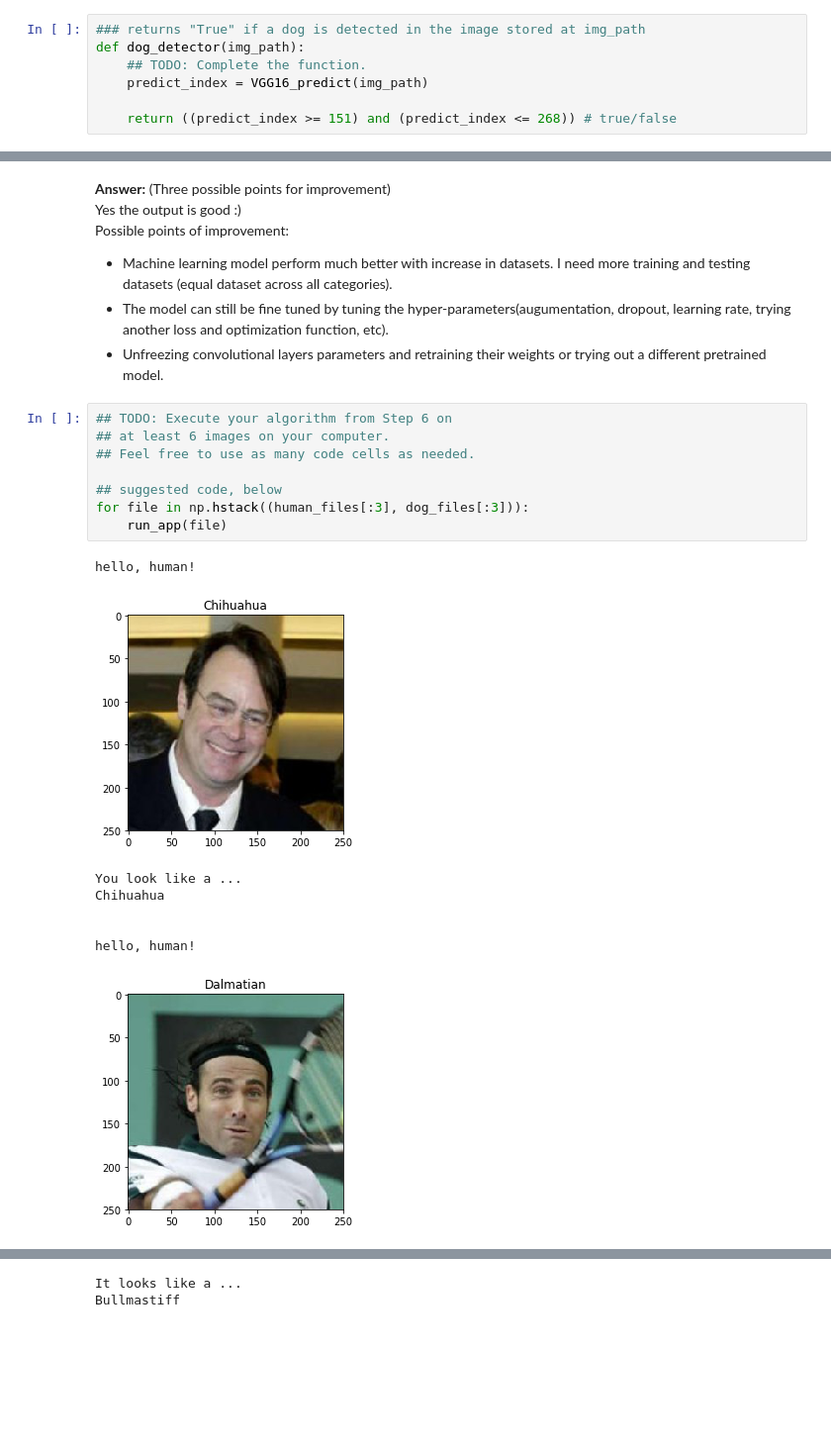
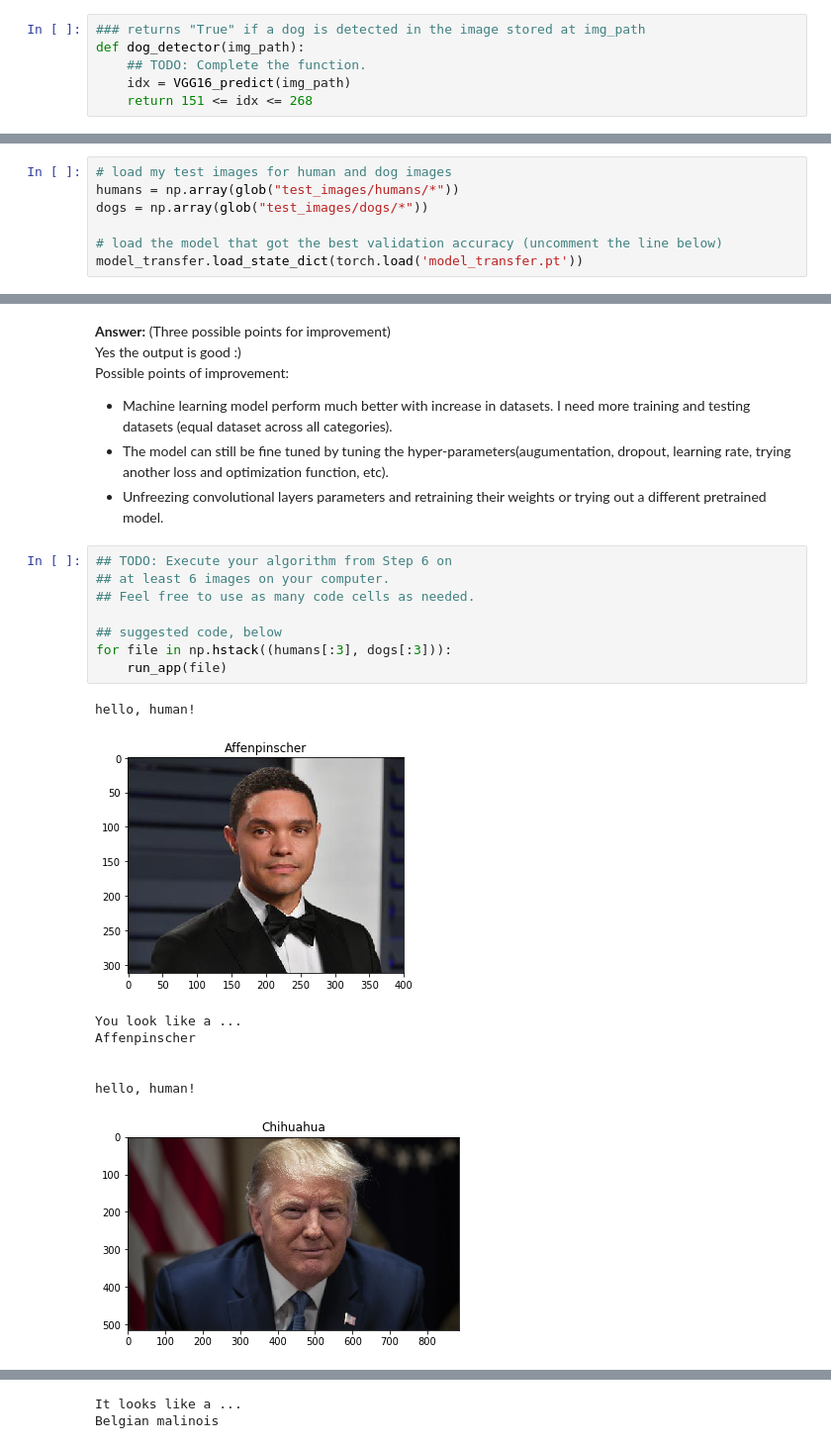
Before and after one commit to EmekaEzumezu/CNN_Dog-Breed-Classifier, a Jupyter notebook: dog_app.ipynb, the cells around one changed output, grey strips where cells are left out. Shown: that part at 99% size. Cells and saved outputs as stored; diff of their text form; blank space fills up the shorter version.

```diff
--- a/dog_app.ipynb
+++ b/dog_app.ipynb
@@ -266,9 +259,8 @@ Use these ideas to complete the `dog_detector` function below, which returns `Tr
 ### returns "True" if a dog is detected in the image stored at img_path
 def dog_detector(img_path):
     ## TODO: Complete the function.
-    predict_index = VGG16_predict(img_path)
-
-    return ((predict_index >= 151) and (predict_index <= 268)) # true/false
+    idx = VGG16_predict(img_path)
+    return 151 <= idx <= 268
 # %% [markdown]
 ### (IMPLEMENTATION) Assess the Dog Detector
 
@@ -959,6 +941,13 @@ Test Accuracy: 88% (738/836)
 ### (IMPLEMENTATION) Predict Dog Breed with the Model
 
 Write a function that takes an image path as input and returns the dog breed (`Affenpinscher`, `Afghan hound`, etc) that is predicted by your model.
+# %%
+# load my test images for human and dog images
+humans = np.array(glob("test_images/humans/*"))
+dogs = np.array(glob("test_images/dogs/*"))
+
+# load the model that got the best validation accuracy (uncomment the line below)
+model_transfer.load_state_dict(torch.load('model_transfer.pt'))
 # %%
 ### TODO: Write a function that takes a path to an image as input
 ### and returns the dog breed that is predicted by the model.
@@ -1085,18 +1074,18 @@ Possible points of improvement:
 # %%
 ## TODO: Execute your algorithm from Step 6 on
 ## at least 6 images on your computer.
 ## Feel free to use as many code cells as needed.
 
 ## suggested code, below
-for file in np.hstack((human_files[:3], dog_files[:3])):
+for file in np.hstack((humans[:3], dogs[:3])):
     run_app(file)
 # %% [output]
 hello, human!
-[figure, old version]
+[figure, new version]
 You look like a ...
-Chihuahua
+Affenpinscher
 
 
 hello, human!
-[figure, old version]
+[figure, new version]
 You look like a ...
@@ -1126,2 +1115,2 @@ hello, dog!
 It looks like a ...
-Bullmastiff
+Belgian malinois
```
Also changed, not shown: parts of 5 cells of this notebook, 10 other files.
